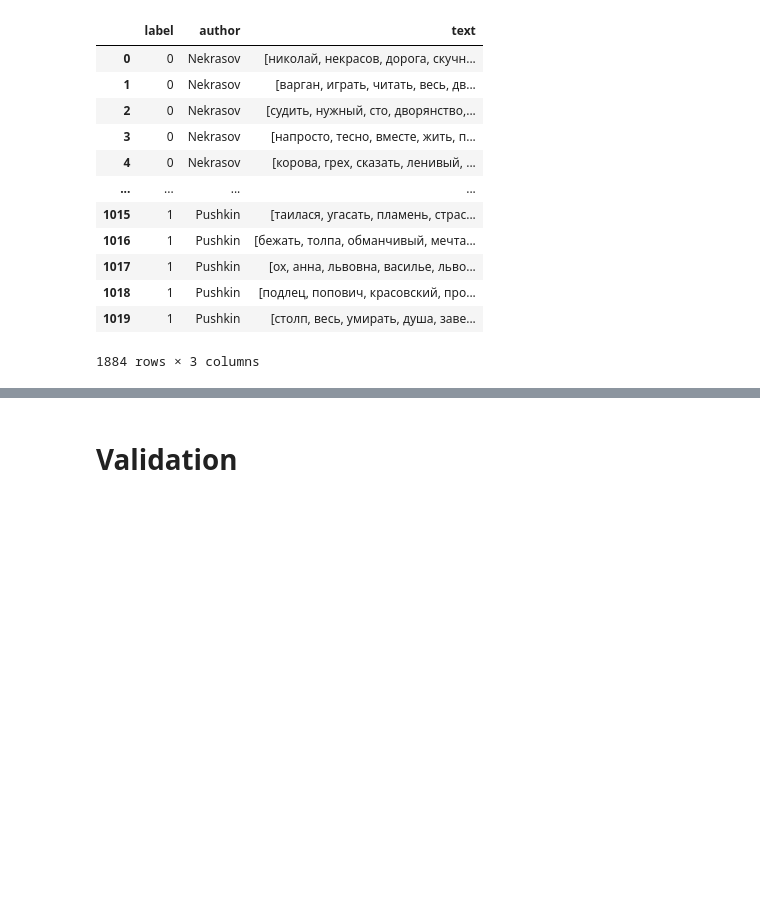
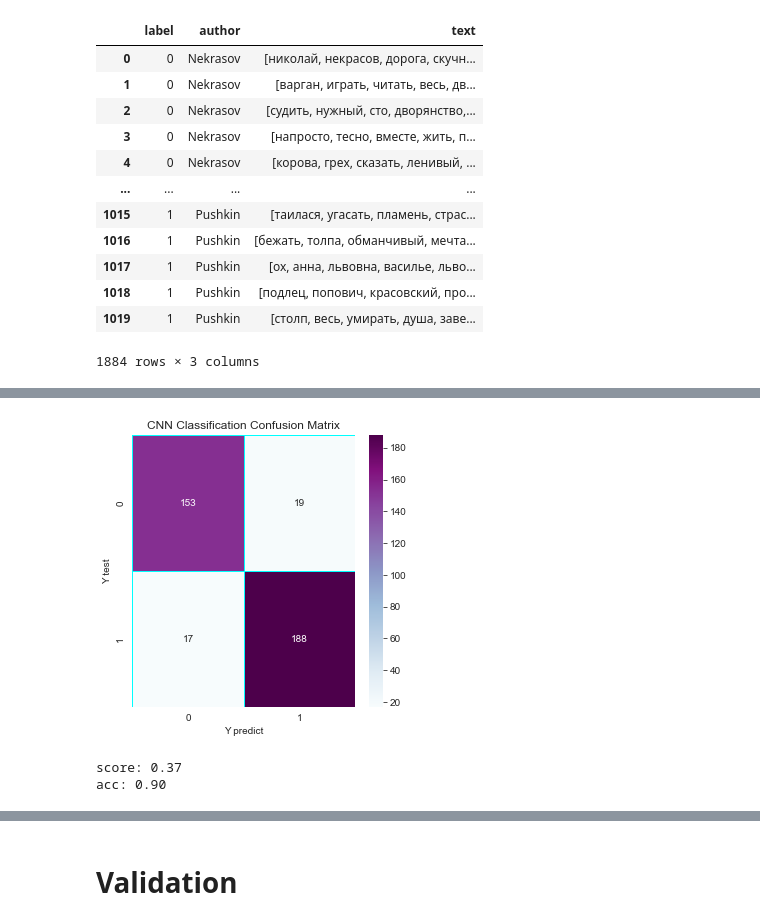
Before and after one commit to kmaltcev/NLP-BiLSTM-model, a Jupyter notebook: CNN_BiLSTM.ipynb, the cells around one changed output, grey strips where cells are left out. Drawn from its saved outputs; the diff is of its cells as text; code cells hidden in the pictures; blank space fills up the shorter version.

```diff
--- a/CNN_BiLSTM.ipynb
+++ b/CNN_BiLSTM.ipynb
@@ -167,3 +198,12 @@ cnn.predict(train_set)
+# %%
+cnn.confusion_matrix(train_set)
+# %% [output]
+[figure, added]
+# %%
+cnn.validation(train_set)
+# %% [output]
+score: 0.37
+acc: 0.90
 # %%
 bilstm = BiLSTM(train_set.X_shape())
 bilstm.build()
```
Also changed, not shown: parts of 23 cells of this notebook, 7 other files.
